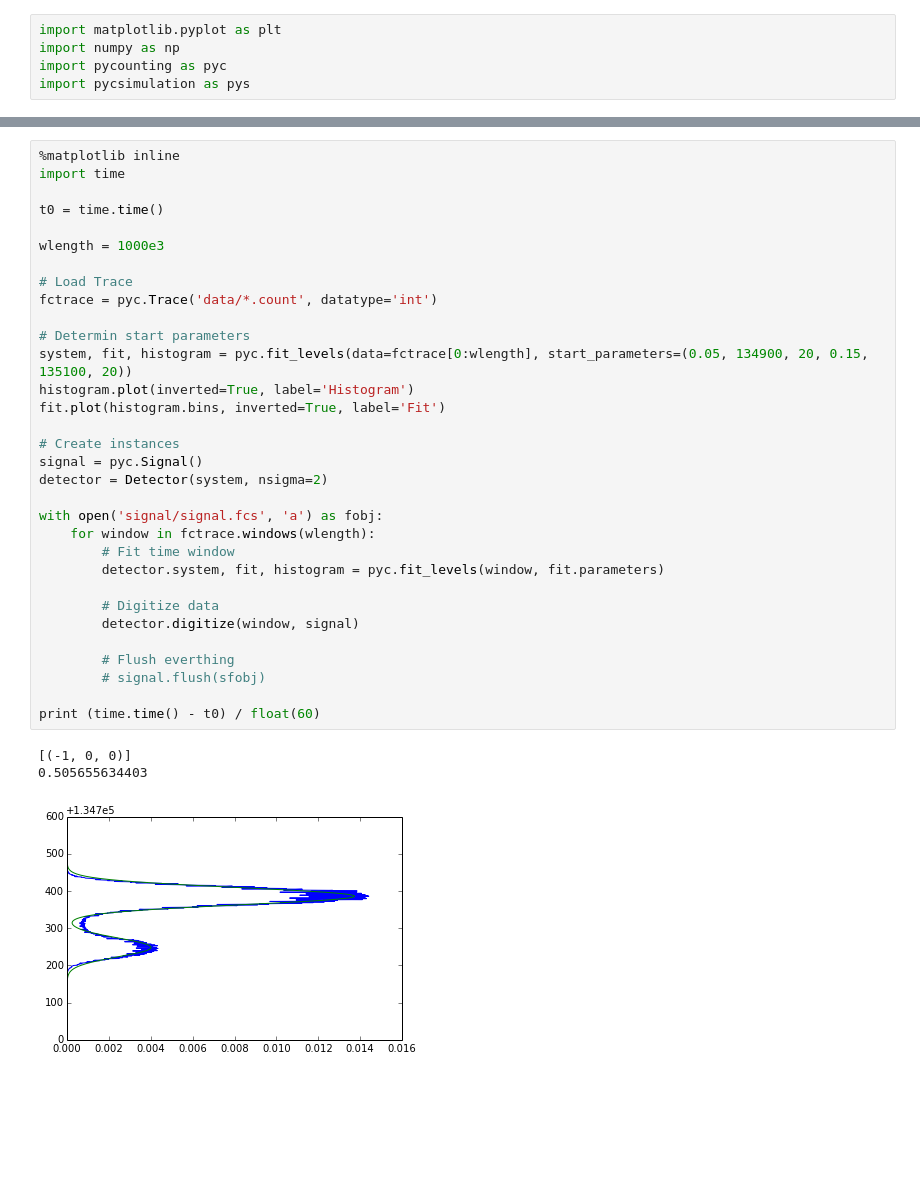
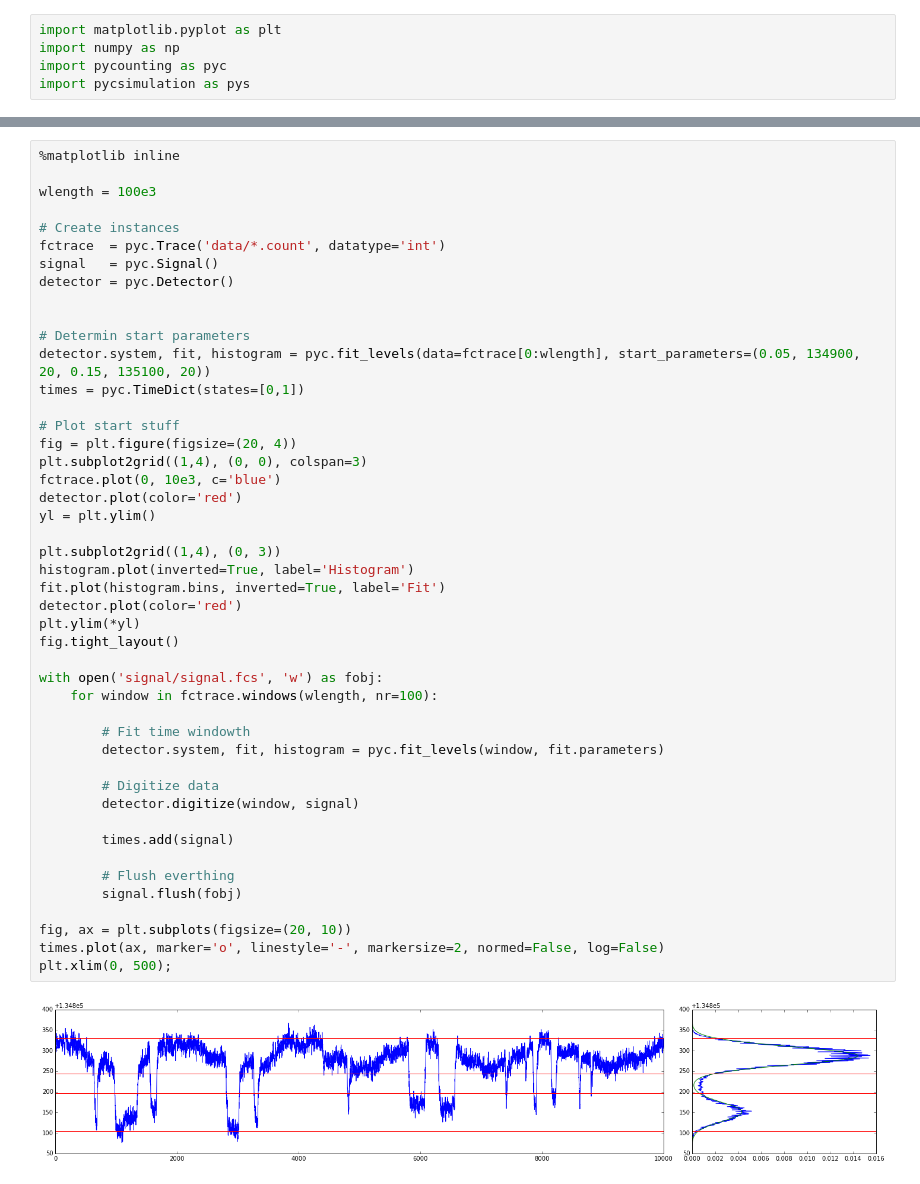
Before and after one commit to t--wagner/pycounting, a Jupyter notebook: counting.ipynb, the cells around one changed output, grey strips where cells are left out. Cells and saved outputs as stored; diff of their text form; blank space fills up the shorter version.

```diff
--- a/counting.ipynb
+++ b/counting.ipynb
@@ -168,36 +17,48 @@ class Detector(object):
 # %%
 %matplotlib inline
-import time
 
-t0 = time.time()
+wlength = 100e3
 
-wlength = 1000e3
+# Create instances
+fctrace  = pyc.Trace('data/*.count', datatype='int')
+signal   = pyc.Signal()
+detector = pyc.Detector()
 
-# Load Trace
-fctrace = pyc.Trace('data/*.count', datatype='int')
 
 # Determin start parameters
-system, fit, histogram = pyc.fit_levels(data=fctrace[0:wlength], start_parameters=(0.05, 134900, 20, 0.15, 135100, 20))
+detector.system, fit, histogram = pyc.fit_levels(data=fctrace[0:wlength], start_parameters=(0.05, 134900, 20, 0.15, 135100, 20))
+times = pyc.TimeDict(states=[0,1])
+
+# Plot start stuff
+fig = plt.figure(figsize=(20, 4))
+plt.subplot2grid((1,4), (0, 0), colspan=3)
+fctrace.plot(0, 10e3, c='blue')
+detector.plot(color='red')
+yl = plt.ylim()
+
+plt.subplot2grid((1,4), (0, 3))
 histogram.plot(inverted=True, label='Histogram')
 fit.plot(histogram.bins, inverted=True, label='Fit')
+detector.plot(color='red')
+plt.ylim(*yl)
+fig.tight_layout()
 
-# Create instances
-signal = pyc.Signal()
-detector = Detector(system, nsigma=2)
+with open('signal/signal.fcs', 'w') as fobj:
+    for window in fctrace.windows(wlength, nr=100):
 
-with open('signal/signal.fcs', 'a') as fobj:
-    for window in fctrace.windows(wlength):
-        # Fit time window
+        # Fit time windowth
         detector.system, fit, histogram = pyc.fit_levels(window, fit.parameters)
 
         # Digitize data
         detector.digitize(window, signal)
 
+        times.add(signal)
+
         # Flush everthing
-        # signal.flush(sfobj)
+        signal.flush(fobj)
 
-print (time.time() - t0) / float(60)
+fig, ax = plt.subplots(figsize=(20, 10))
+times.plot(ax, marker='o', linestyle='-', markersize=2, normed=False, log=False)
+plt.xlim(0, 500);
 # %% [output]
-[(-1, 0, 0)]
-0.505655634403
-[figure, old version]
+[figure, new version]
```
Also changed, not shown: parts of 8 cells of this notebook, 6 other files.
